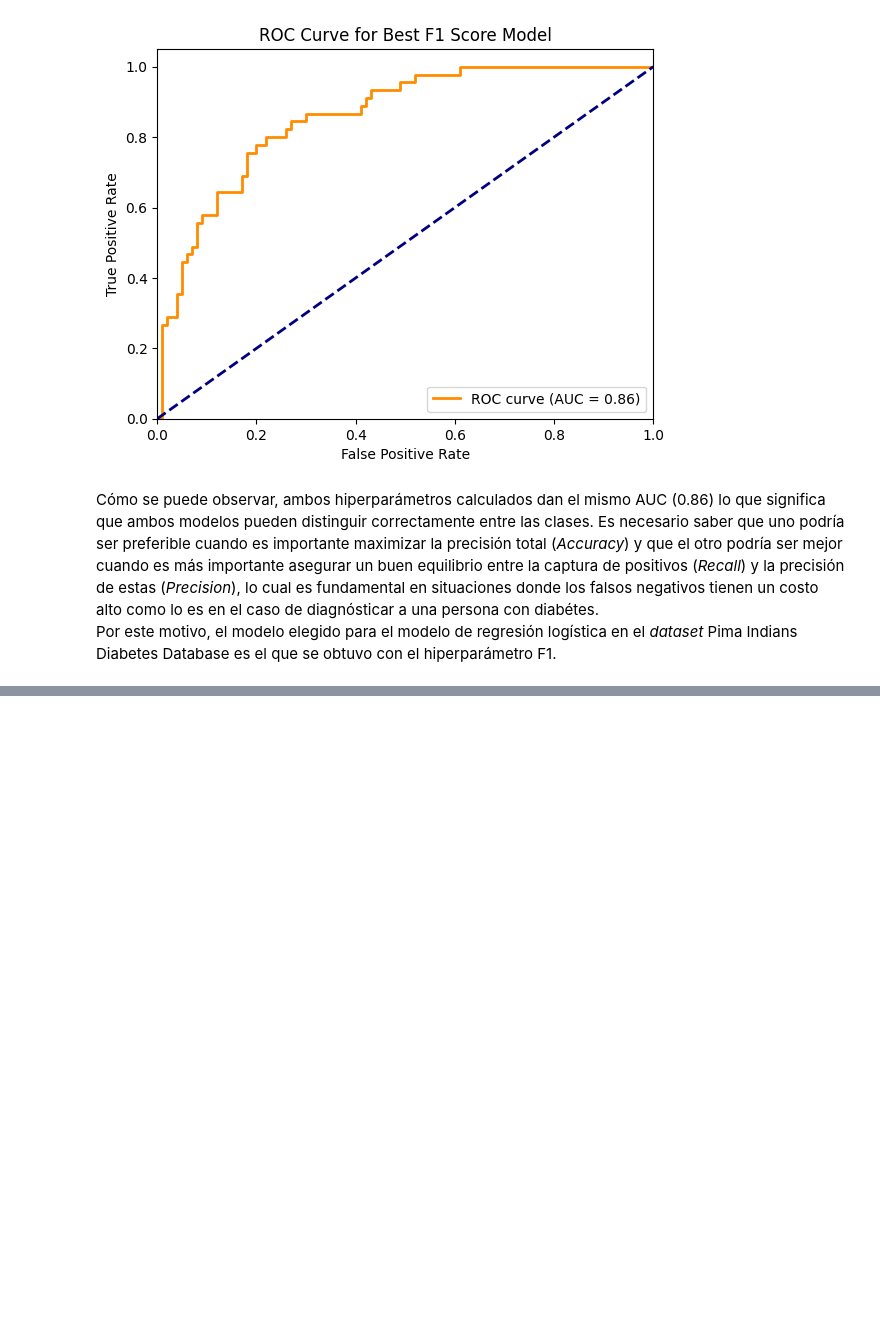
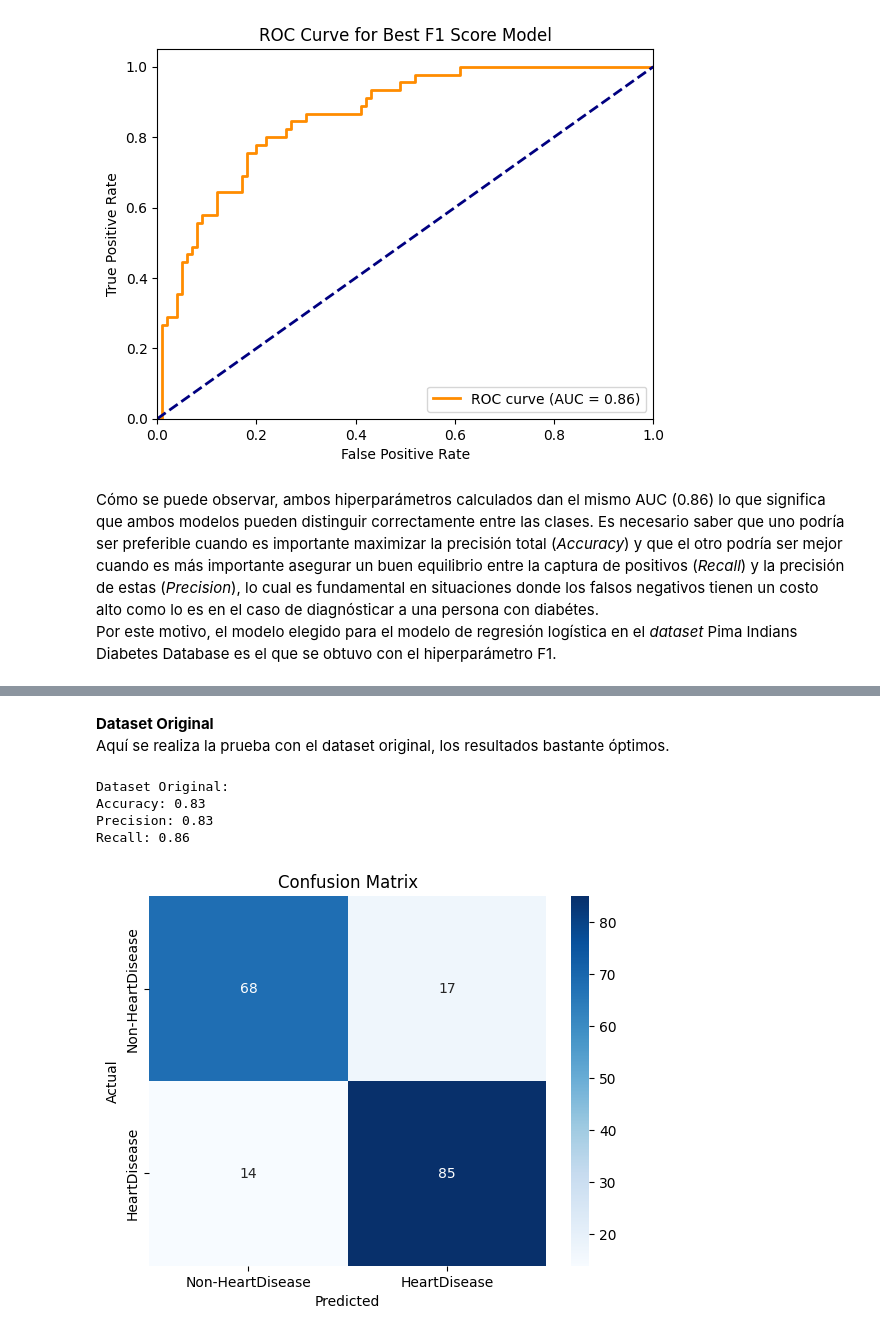
Before and after one commit to TheCsarbeat/proyecto1-IA, a Jupyter notebook: copiaFernanda.ipynb, the cells around one changed output, grey strips where cells are left out. Cells and saved outputs as stored; diff of their text form; code cells hidden in the pictures; blank space fills up the shorter version.

Commit message:
Advanced second dataset RL
Advanced second dataset RL

```diff
--- a/copiaFernanda.ipynb
+++ b/copiaFernanda.ipynb
@@ -1051,0 +1058,47 @@ Cómo se puede observar, ambos hiperparámetros calculados dan el mismo AUC (0.8
+# %%
+from sklearn.metrics import confusion_matrix
+def plot_confusion_matrix_Heart(y_test, y_pred):
+    # Calculate the confusion matrix
+    cm = confusion_matrix(y_test, y_pred)
+
+    # Plot the confusion matrix
+    sns.heatmap(cm, annot=True, cmap='Blues')
+    plt.xlabel('Predicted')
+    plt.ylabel('Actual')
+    plt.title('Confusion Matrix')
+    plt.xticks([0.5, 1.5], ['Non-HeartDisease', 'HeartDisease'])
+    plt.yticks([0.5, 1.5], ['Non-HeartDisease', 'HeartDisease'])
+    plt.show()
+# %% [markdown]
+**Dataset Original** <br>
+Aquí se realiza la prueba con el dataset original, los resultados bastante óptimos.
+# %%
+X_heart_train = heart_train_df.drop('HeartDisease', axis=1)
+y_heart_train = heart_train_df['HeartDisease']
+X_heart_test = heart_test_df.drop('HeartDisease', axis=1)
+y_heart_test = heart_test_df['HeartDisease']
+
+from sklearn.linear_model import LogisticRegression
+log_reg = LogisticRegression(max_iter=1000)
+
+# Train model
+log_reg.fit(X_heart_train, y_heart_train)
+
+# Predictions with testing set
+y_heart_pred = log_reg.predict(X_heart_test)
+
+from sklearn.metrics import accuracy_score, precision_score, recall_score
+
+accuracy = accuracy_score(y_heart_test, y_heart_pred)
+precision = precision_score(y_heart_test, y_heart_pred)
+recall = recall_score(y_heart_test, y_heart_pred)
+
+print("Dataset Original:")
+print_metrics(y_heart_test, y_heart_pred)
+plot_confusion_matrix_Heart(y_heart_test, y_heart_pred)
+# %% [output]
+Dataset Original:
+Accuracy: 0.83
+Precision: 0.83
+Recall: 0.86
+[figure, added]
```
Also changed, not shown: parts of 22 cells of this notebook.
